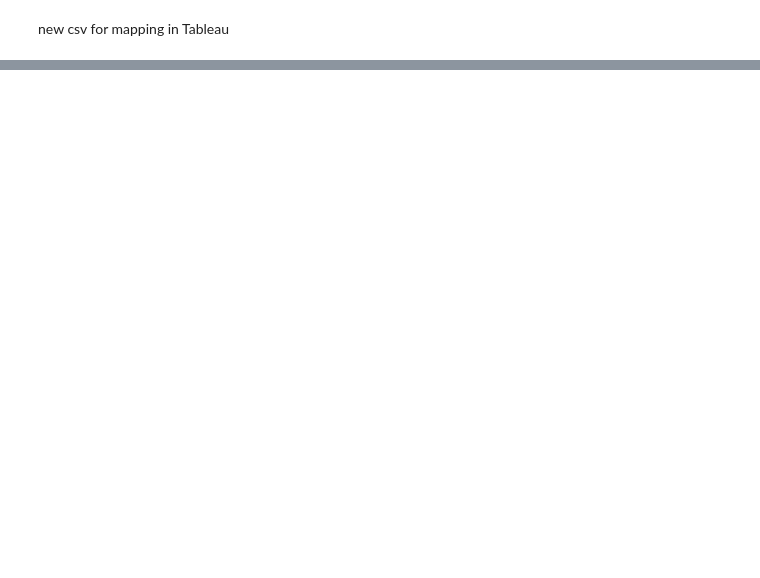
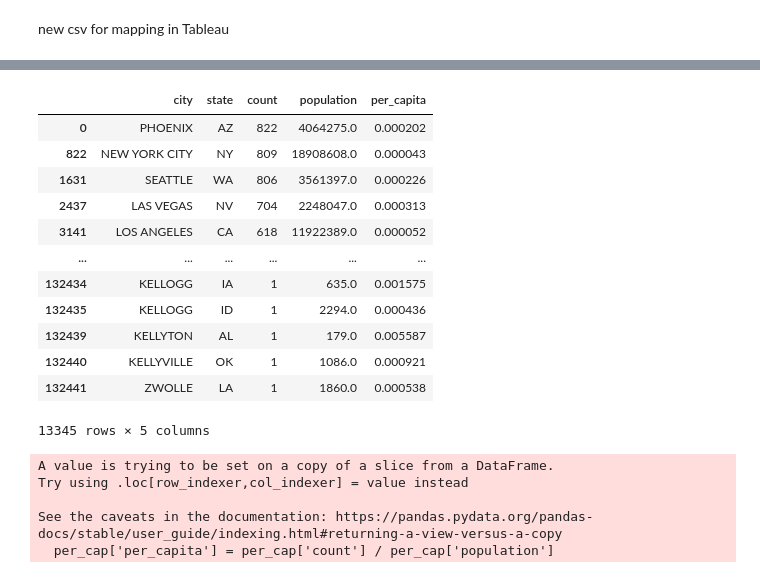
Before and after one commit to t-white-21/ufo-exploration, a Jupyter notebook: notebooks/ufo_sightings.ipynb, the cells around one changed output, grey strips where cells are left out. Saved outputs shown, nothing was run; the diff lists cells and outputs as text; code cells hidden in the pictures; blank space fills up the shorter version.

```diff
--- a/notebooks/ufo_sightings.ipynb
+++ b/notebooks/ufo_sightings.ipynb
@@ -405,0 +376,25 @@ ax.set(ylabel=None)
+# %%
+per_cap = per_cap[per_cap['population'] >0]
+per_cap
+# %% [output]
+|  | city | state | count | population | per_capita |
+| 0 | PHOENIX | AZ | 822 | 4064275.0 | 0.000202 |
+| 822 | NEW YORK CITY | NY | 809 | 18908608.0 | 0.000043 |
+| 1631 | SEATTLE | WA | 806 | 3561397.0 | 0.000226 |
+| 2437 | LAS VEGAS | NV | 704 | 2248047.0 | 0.000313 |
+| 3141 | LOS ANGELES | CA | 618 | 11922389.0 | 0.000052 |
+| ... | ... | ... | ... | ... | ... |
+| 132434 | KELLOGG | IA | 1 | 635.0 | 0.001575 |
+| 132435 | KELLOGG | ID | 1 | 2294.0 | 0.000436 |
+| 132439 | KELLYTON | AL | 1 | 179.0 | 0.005587 |
+| 132440 | KELLYVILLE | OK | 1 | 1086.0 | 0.000921 |
+| 132441 | ZWOLLE | LA | 1 | 1860.0 | 0.000538 |
+13345 rows × 5 columns
+# %%
+per_cap['per_capita'] = per_cap['count'] / per_cap['population']
+# %% [output]
+A value is trying to be set on a copy of a slice from a DataFrame.
+Try using .loc[row_indexer,col_indexer] = value instead
+
+See the caveats in the documentation: https://pandas.pydata.org/pandas-docs/stable/user_guide/indexing.html#returning-a-view-versus-a-copy
+  per_cap['per_capita'] = per_cap['count'] / per_cap['population']
```
Also changed, not shown: parts of 24 cells of this notebook, 5 other files.
